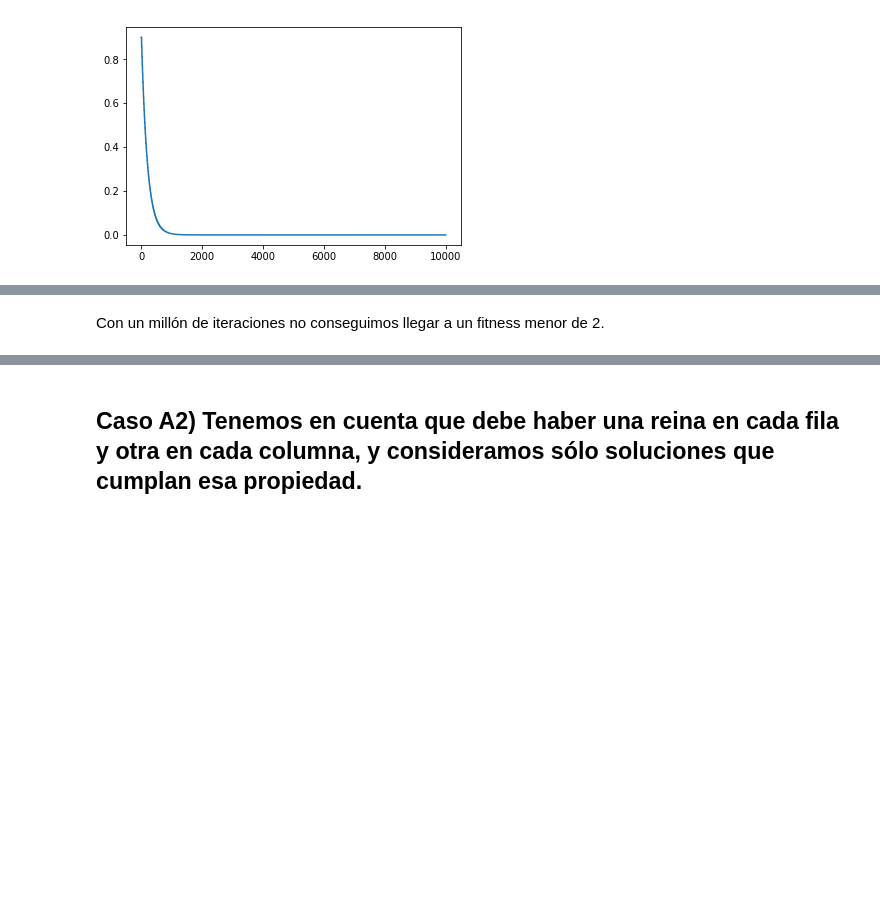
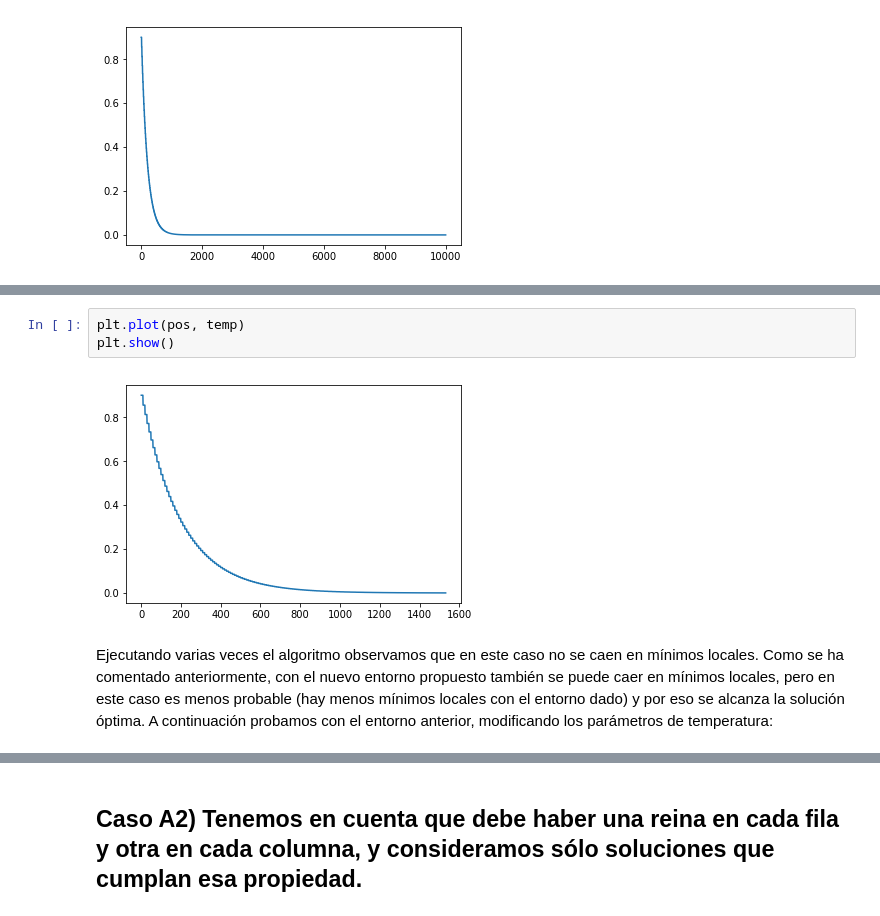
Before and after one commit to tgm185z/metodos_simulacion, a Jupyter notebook: parte3/pr3.ipynb, the cells around one changed output, grey strips where cells are left out. Drawn from its saved outputs; the diff is of its cells as text; blank space fills up the shorter version.

```diff
--- a/parte3/pr3.ipynb
+++ b/parte3/pr3.ipynb
@@ -309,2 +271,7 @@ plt.show()
-# %% [markdown]
-Con un millón de iteraciones no conseguimos llegar a un fitness menor de 2.
+# %%
+plt.plot(pos, temp)
+plt.show()
+# %% [output]
+[figure, added]
+# %% [markdown]
+Ejecutando varias veces el algoritmo observamos que en este caso no se caen en mínimos locales. Como se ha comentado anteriormente, con el nuevo entorno propuesto también se puede caer en mínimos locales, pero en este caso es menos probable (hay menos mínimos locales con el entorno dado) y por eso se alcanza la solución óptima. A continuación probamos con el entorno anterior, modificando los parámetros de temperatura:
```
Also changed, not shown: parts of 44 cells of this notebook.
